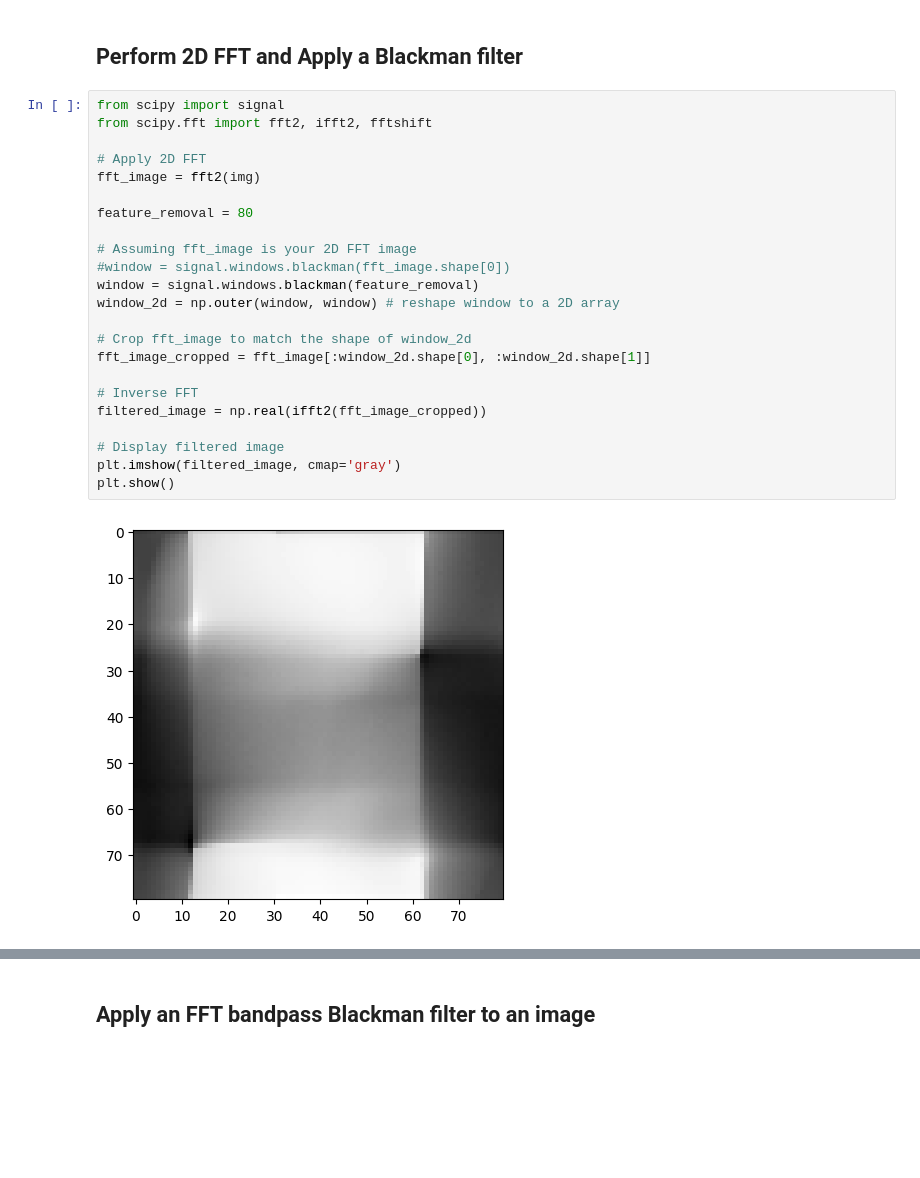
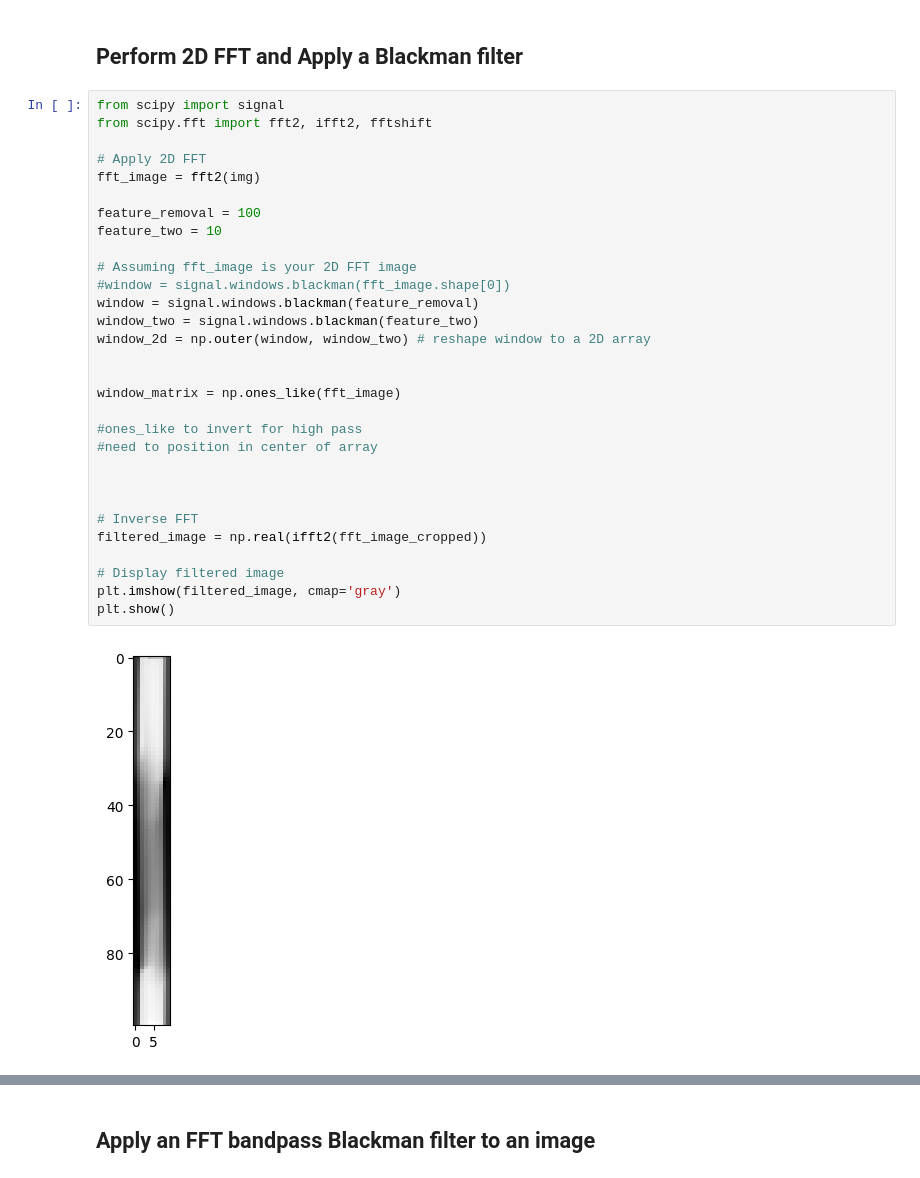
Before and after one commit to mattlitz/ndt-x-ray-image-segmentation, a Jupyter notebook: main.ipynb, the cells around one changed output, grey strips where cells are left out. Cells and saved outputs as stored; diff of their text form; blank space fills up the shorter version.

```diff
--- a/main.ipynb
+++ b/main.ipynb
@@ -248,25 +256,32 @@ contours, hierarchy = cv2.findContours(thresh, cv2.RETR_TREE,cv2,CHAIN_APPROX_SI
 # %%
 from scipy import signal
 from scipy.fft import fft2, ifft2, fftshift
 
 # Apply 2D FFT
 fft_image = fft2(img)
 
-feature_removal = 80
+feature_removal = 100
+feature_two = 10
 
 # Assuming fft_image is your 2D FFT image
 #window = signal.windows.blackman(fft_image.shape[0])
 window = signal.windows.blackman(feature_removal)
-window_2d = np.outer(window, window) # reshape window to a 2D array
+window_two = signal.windows.blackman(feature_two)
+window_2d = np.outer(window, window_two) # reshape window to a 2D array
 
-# Crop fft_image to match the shape of window_2d
-fft_image_cropped = fft_image[:window_2d.shape[0], :window_2d.shape[1]]
+
+window_matrix = np.ones_like(fft_image)
+
+#ones_like to invert for high pass
+#need to position in center of array
+
+
 
 # Inverse FFT
 filtered_image = np.real(ifft2(fft_image_cropped))
 
 # Display filtered image
 plt.imshow(filtered_image, cmap='gray')
 plt.show()
 # %% [output]
-[figure, old version]
+[figure, new version]
```
Also changed, not shown: parts of 5 cells of this notebook, 1 other file.
